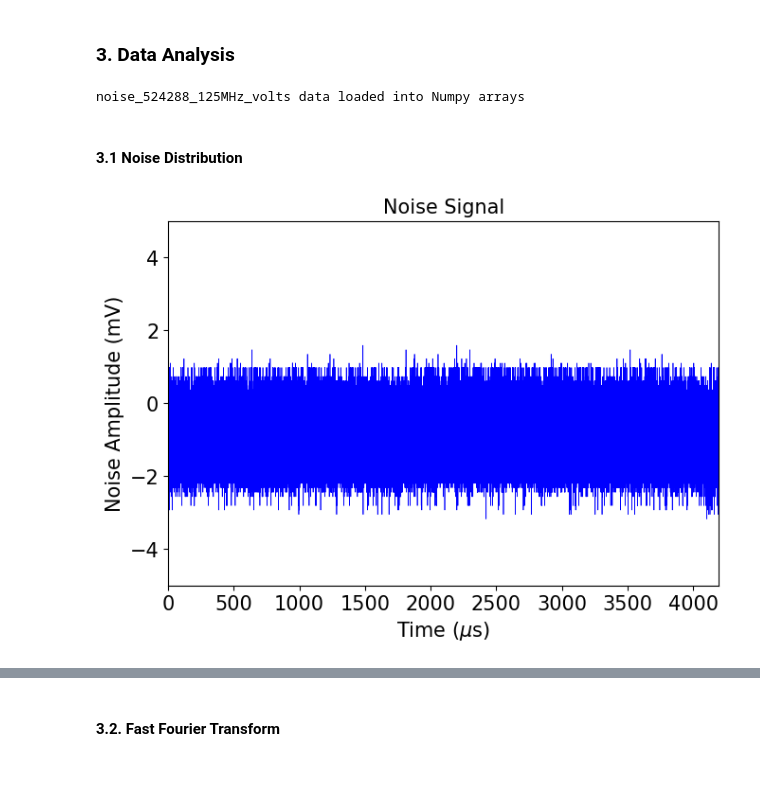
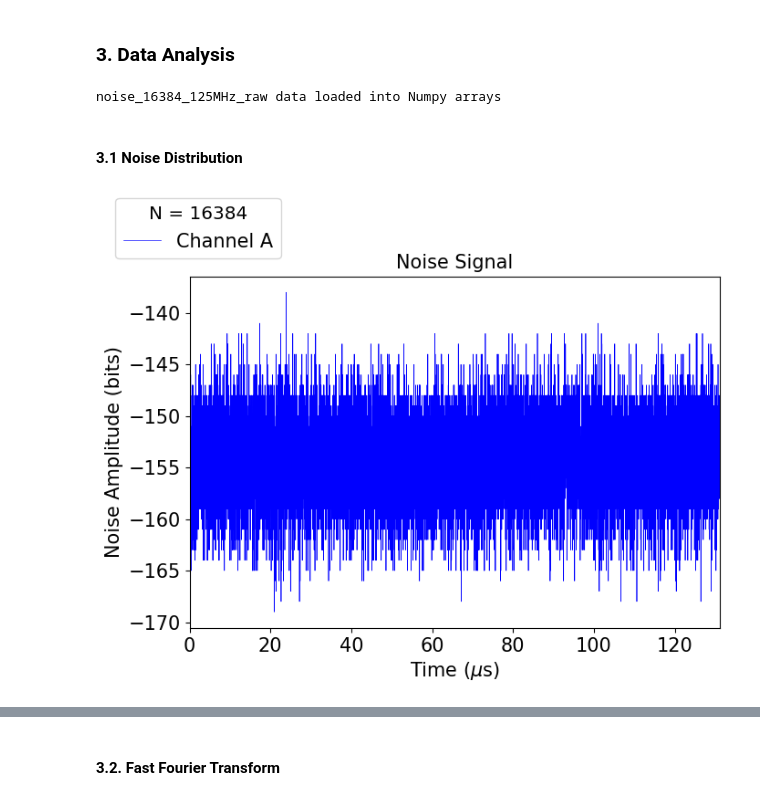
Before and after one commit to nshunned/PhotQuant, a Jupyter notebook: Red_Pitaya_17/noise/resistor/noise_scpi.ipynb, the cells around one changed output, grey strips where cells are left out. Drawn from its saved outputs; the diff is of its cells as text; code cells hidden in the pictures; blank space fills up the shorter version.

```diff
--- a/Red_Pitaya_17/noise/resistor/noise_scpi.ipynb
+++ b/Red_Pitaya_17/noise/resistor/noise_scpi.ipynb
@@ -182,8 +182,8 @@ Signal frequncy =  238.41858 Hz
 nSamples = maxNumMemSamples
 # nSamples = 2**14
 
-# units = 'RAW'
-units = 'VOLTS'
+units = 'RAW'
+# units = 'VOLTS'
 
 filename = f'noise_{int(nSamples)}_{int(SAMPLE_RATE/1e6)}MHz_{units.lower()}'
 
@@ -192,7 +192,7 @@ signal_num_b = np.load(f'{filename}_chB.npy')
 
 print(f'{filename} data loaded into Numpy arrays')
 # %% [output]
-noise_524288_125MHz_volts data loaded into Numpy arrays
+noise_16384_125MHz_raw data loaded into Numpy arrays
 # %%
 # data properties
 nSamples = len(signal_num_a)
@@ -222,21 +222,24 @@ elif units == 'RAW':
 # %%
 plt.figure(figsize=(7.5, 5))
 
 plt.plot(t*1e6, signal_num, '-b', lw=0.5, label=signal_num_label)
 
 plt.title('Noise Signal', fontsize=15)
 plt.xlabel(r'Time ($\mu$s)', fontsize=15)
 plt.ylabel(f'Noise Amplitude ({units_plot})', fontsize=15)
 plt.xticks(fontsize=15)
 plt.yticks(fontsize=15)
 plt.xlim([0, t[-1]*1e6])
-plt.ylim(-5, 5)
 
-# legendTitle = 'N = {}'.format(nSamples)
-# plt.legend(title=legendTitle, title_fontsize='x-large', prop={'size': 15},
-#         bbox_to_anchor=(0.19, 1.25))
+if units == 'VOLTS':
+    plt.ylim(-5, 5)
+# elif units == 'RAW':
+
+legendTitle = 'N = {}'.format(nSamples)
+plt.legend(title=legendTitle, title_fontsize='x-large', prop={'size': 15},
+        bbox_to_anchor=(0.19, 1.25))
 
 # plt.grid(ls='--')
 plt.show()
 # %% [output]
-[figure, old version]
+[figure, new version]
```
Also changed, not shown: parts of 6 cells of this notebook, 5 other files.
